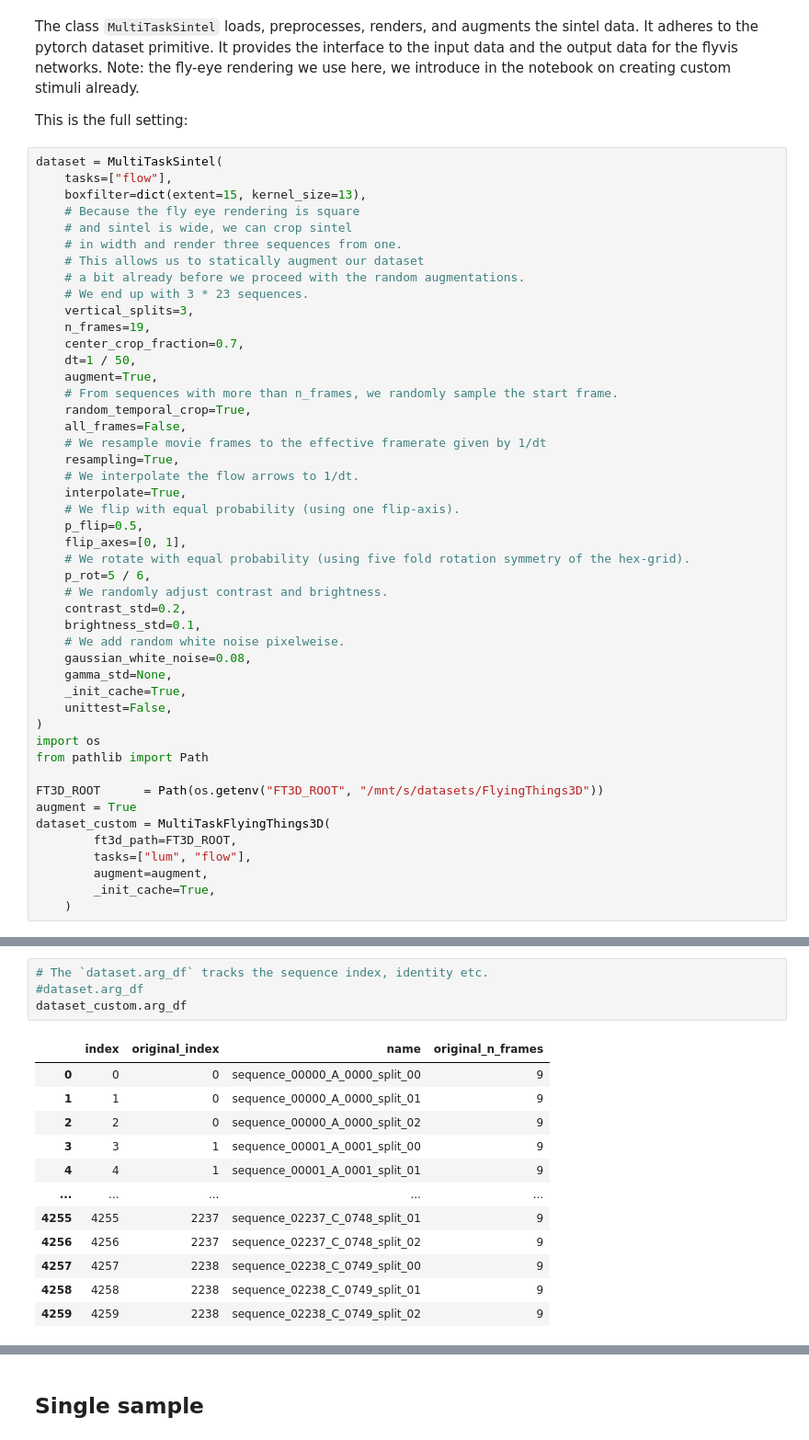
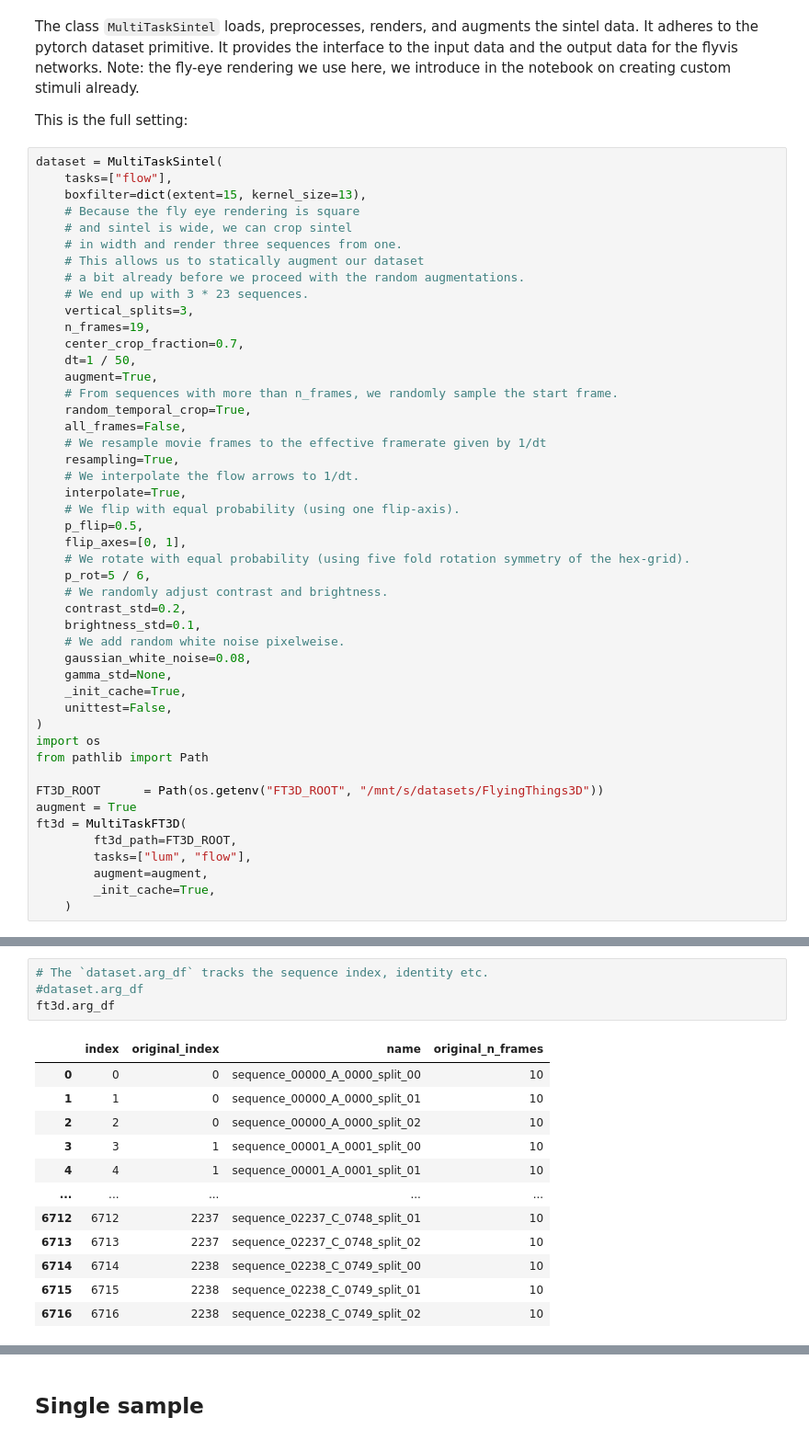
Before and after one commit to greenfire0/flyvis, a Jupyter notebook: examples/mc/02_flyvision_optic_flow_task.ipynb, the cells around one changed output, grey strips where cells are left out. Shown at 92% size. Cells and saved outputs as stored; diff of their text form.

```diff
--- a/examples/mc/02_flyvision_optic_flow_task.ipynb
+++ b/examples/mc/02_flyvision_optic_flow_task.ipynb
@@ -98,7 +99,7 @@ from pathlib import Path
 
 FT3D_ROOT      = Path(os.getenv("FT3D_ROOT", "/mnt/s/datasets/FlyingThings3D"))
 augment = True
-dataset_custom = MultiTaskFlyingThings3D(
+ft3d = MultiTaskFT3D(
         ft3d_path=FT3D_ROOT,
         tasks=["lum", "flow"],
         augment=augment,
@@ -127,17 +130,17 @@ executing.executing.NotOneValueFound: Expected one value, found 0
 # %%
 # The `dataset.arg_df` tracks the sequence index, identity etc.
 #dataset.arg_df
-dataset_custom.arg_df
+ft3d.arg_df
 # %% [output]
 |  | index | original_index | name | original_n_frames |
-| 0 | 0 | 0 | sequence_00000_A_0000_split_00 | 9 |
-| 1 | 1 | 0 | sequence_00000_A_0000_split_01 | 9 |
-| 2 | 2 | 0 | sequence_00000_A_0000_split_02 | 9 |
-| 3 | 3 | 1 | sequence_00001_A_0001_split_00 | 9 |
-| 4 | 4 | 1 | sequence_00001_A_0001_split_01 | 9 |
+| 0 | 0 | 0 | sequence_00000_A_0000_split_00 | 10 |
+| 1 | 1 | 0 | sequence_00000_A_0000_split_01 | 10 |
+| 2 | 2 | 0 | sequence_00000_A_0000_split_02 | 10 |
+| 3 | 3 | 1 | sequence_00001_A_0001_split_00 | 10 |
+| 4 | 4 | 1 | sequence_00001_A_0001_split_01 | 10 |
 | ... | ... | ... | ... | ... |
-| 4255 | 4255 | 2237 | sequence_02237_C_0748_split_01 | 9 |
-| 4256 | 4256 | 2237 | sequence_02237_C_0748_split_02 | 9 |
-| 4257 | 4257 | 2238 | sequence_02238_C_0749_split_00 | 9 |
-| 4258 | 4258 | 2238 | sequence_02238_C_0749_split_01 | 9 |
-| 4259 | 4259 | 2238 | sequence_02238_C_0749_split_02 | 9 |
+| 6712 | 6712 | 2237 | sequence_02237_C_0748_split_01 | 10 |
+| 6713 | 6713 | 2237 | sequence_02237_C_0748_split_02 | 10 |
+| 6714 | 6714 | 2238 | sequence_02238_C_0749_split_00 | 10 |
+| 6715 | 6715 | 2238 | sequence_02238_C_0749_split_01 | 10 |
+| 6716 | 6716 | 2238 | sequence_02238_C_0749_split_02 | 10 |
```
Also changed, not shown: parts of 29 cells of this notebook, 10 other files.
